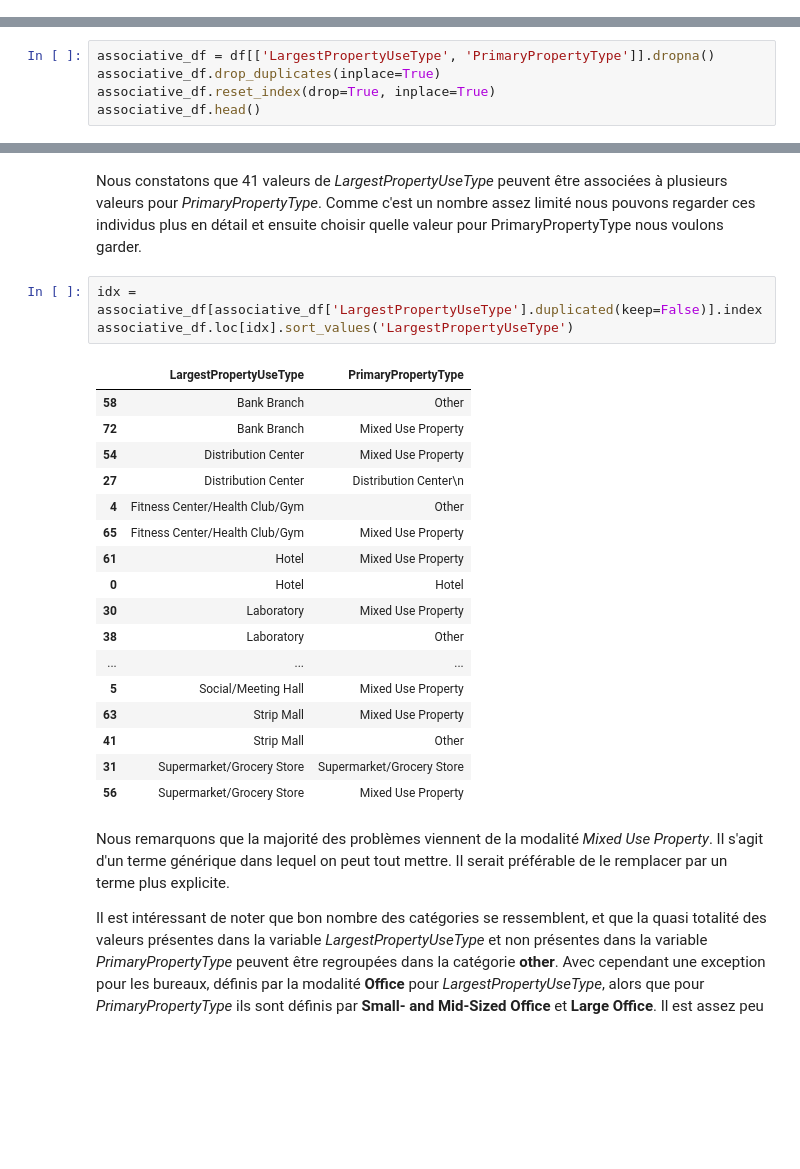
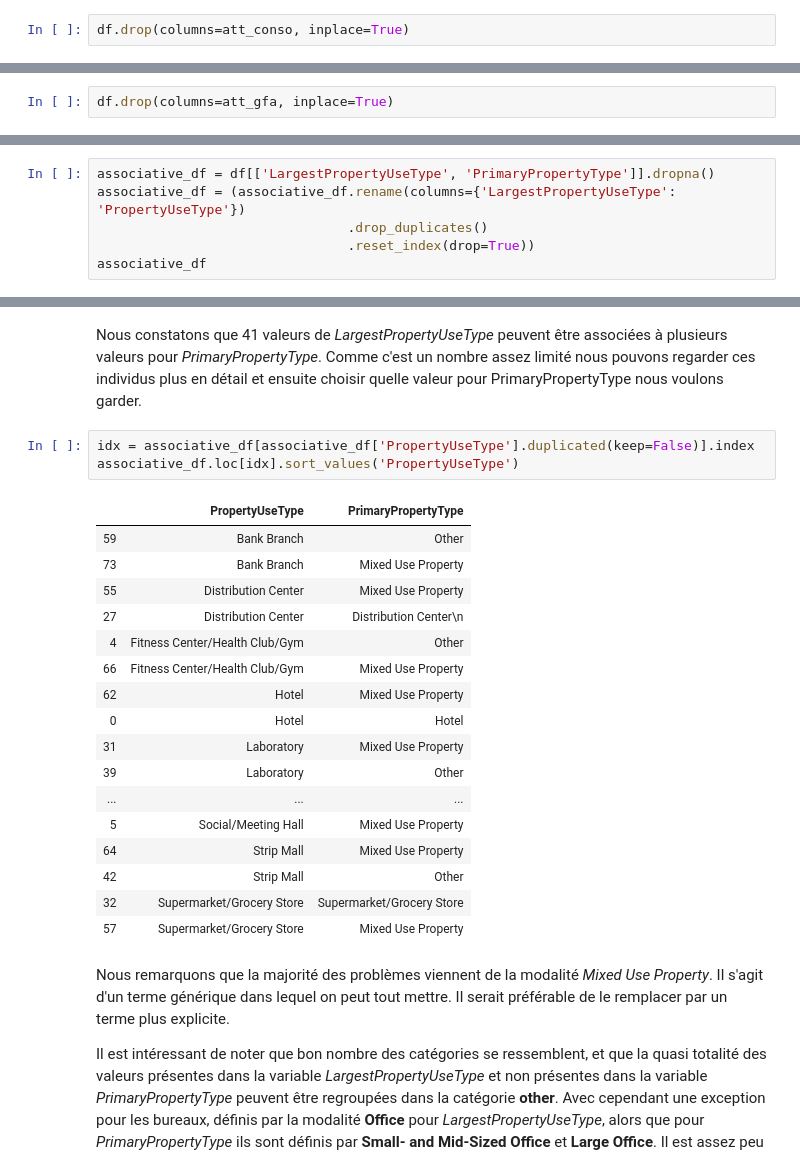
Before and after one commit to Pierre-Eloi/OC_DS_Project4, a Jupyter notebook: Project4_Feature_Engineering.ipynb, the cells around one changed output, grey strips where cells are left out. Saved outputs shown, nothing was run; the diff lists cells and outputs as text; blank space fills up the shorter version.

```diff
--- a/Project4_Feature_Engineering.ipynb
+++ b/Project4_Feature_Engineering.ipynb
@@ -179,3 +185,5 @@ df['Secondary_ratio'] = df['SteamUse_ratio'] + df['Electricity_ratio']
+# %%
+df.drop(columns=att_conso, inplace=True)
 # %% [markdown]
 ### Traitement des variables de superficie
 # %% [markdown]
@@ -188,3 +200,5 @@ for c in att_gfa:
+# %%
+df.drop(columns=att_gfa, inplace=True)
 # %% [markdown]
 ## Traitement des variables liées au type d'utilisation des bâtiments
 # %% [markdown]
@@ -263,7 +277,8 @@ Nous pouvons remarquer que les types d'utilisation des deux variables ne sont pa
 Pour cela nous allons créer un nouveau *DataFrame* à partir des deux variables *LargestPropertyUseType* et *PrimaryPropertyType*. Puis nous supprimerons les doublons à l'aide de la méthode `drop_duplicates()` de pandas.
 # %%
 associative_df = df[['LargestPropertyUseType', 'PrimaryPropertyType']].dropna()
-associative_df.drop_duplicates(inplace=True)
-associative_df.reset_index(drop=True, inplace=True)
-associative_df.head()
+associative_df = (associative_df.rename(columns={'LargestPropertyUseType': 'PropertyUseType'})
+                                .drop_duplicates()
+                                .reset_index(drop=True))
+associative_df
 # %% [output]
@@ -283,26 +305,26 @@ print(n)
 # %% [markdown]
 Nous constatons que 41 valeurs de *LargestPropertyUseType* peuvent être associées à plusieurs valeurs pour *PrimaryPropertyType*. Comme c'est un nombre assez limité nous pouvons regarder ces individus plus en détail et ensuite choisir quelle valeur pour PrimaryPropertyType nous voulons garder.
 # %%
-idx = associative_df[associative_df['LargestPropertyUseType'].duplicated(keep=False)].index
-associative_df.loc[idx].sort_values('LargestPropertyUseType')
+idx = associative_df[associative_df['PropertyUseType'].duplicated(keep=False)].index
+associative_df.loc[idx].sort_values('PropertyUseType')
 # %% [output]
-|  | LargestPropertyUseType | PrimaryPropertyType |
-| 58 | Bank Branch | Other |
-| 72 | Bank Branch | Mixed Use Property |
-| 54 | Distribution Center | Mixed Use Property |
+|  | PropertyUseType | PrimaryPropertyType |
+| 59 | Bank Branch | Other |
+| 73 | Bank Branch | Mixed Use Property |
+| 55 | Distribution Center | Mixed Use Property |
 | 27 | Distribution Center | Distribution Center\n |
 | 4 | Fitness Center/Health Club/Gym | Other |
-| 65 | Fitness Center/Health Club/Gym | Mixed Use Property |
-| 61 | Hotel | Mixed Use Property |
+| 66 | Fitness Center/Health Club/Gym | Mixed Use Property |
+| 62 | Hotel | Mixed Use Property |
 | 0 | Hotel | Hotel |
-| 30 | Laboratory | Mixed Use Property |
-| 38 | Laboratory | Other |
+| 31 | Laboratory | Mixed Use Property |
+| 39 | Laboratory | Other |
 | ... | ... | ... |
 | 5 | Social/Meeting Hall | Mixed Use Property |
-| 63 | Strip Mall | Mixed Use Property |
-| 41 | Strip Mall | Other |
-| 31 | Supermarket/Grocery Store | Supermarket/Grocery Store |
-| 56 | Supermarket/Grocery Store | Mixed Use Property |
+| 64 | Strip Mall | Mixed Use Property |
+| 42 | Strip Mall | Other |
+| 32 | Supermarket/Grocery Store | Supermarket/Grocery Store |
+| 57 | Supermarket/Grocery Store | Mixed Use Property |
 # %% [markdown]
 Nous remarquons que la majorité des problèmes viennent de la modalité *Mixed Use Property*. Il s'agit d'un terme générique dans lequel on peut tout mettre. Il serait préférable de le remplacer par un terme plus explicite.
 
```
Also changed, not shown: parts of 35 cells of this notebook.
